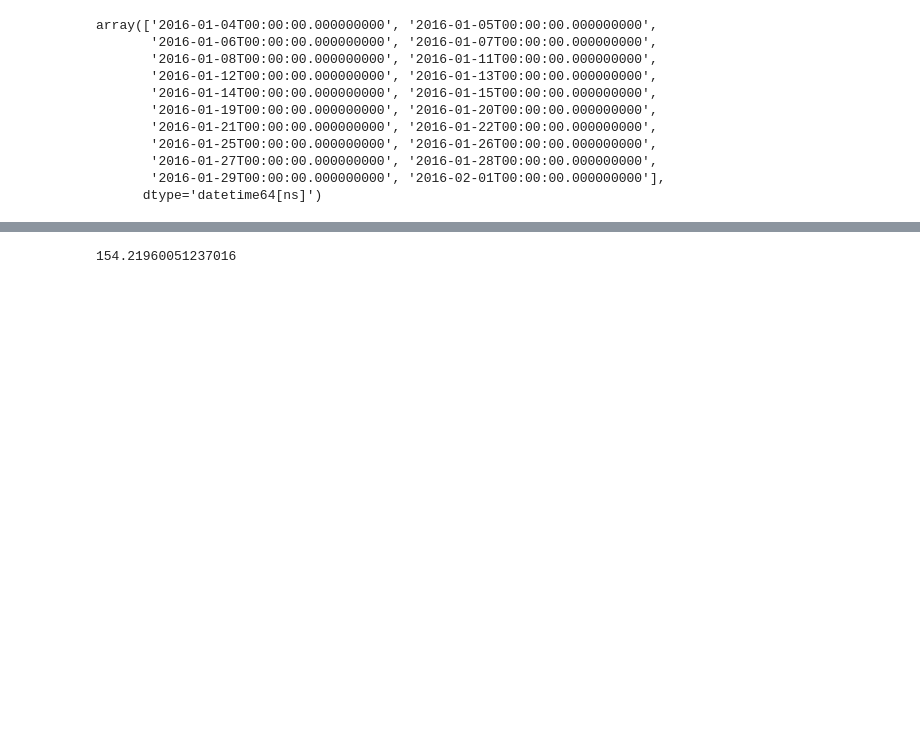
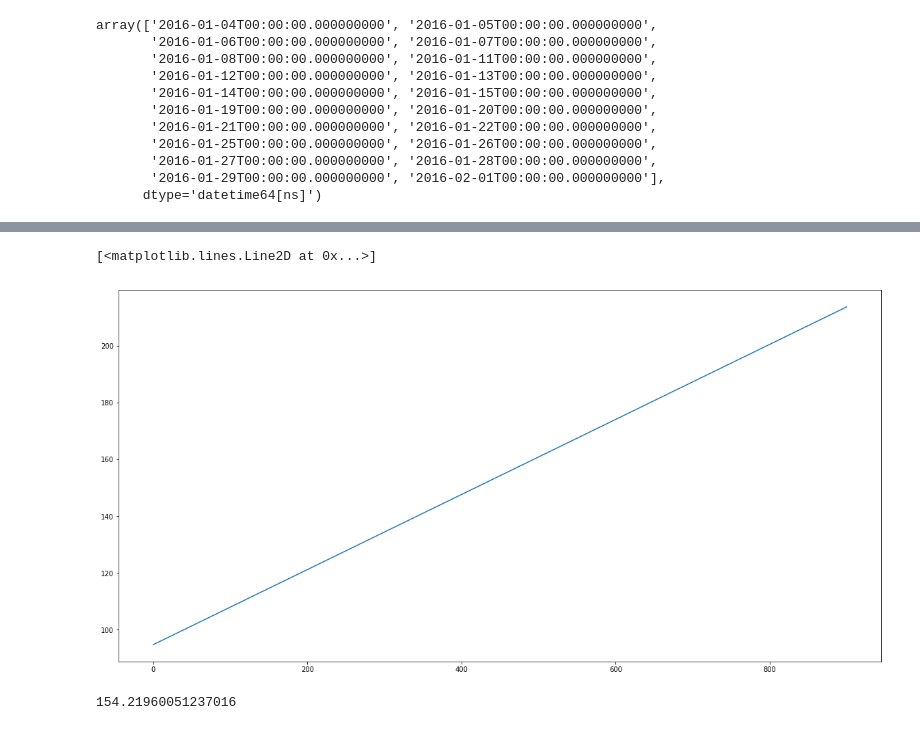
Before and after one commit to roshanr11/Deep-Learning-for-Trading-RNN-LSTMs-getRichWithStocks.py, a Jupyter notebook: mainstockfile_notebookversion.ipynb, the cells around one changed output, grey strips where cells are left out. Saved outputs shown, nothing was run; the diff lists cells and outputs as text; code cells hidden in the pictures; blank space fills up the shorter version.

```diff
--- a/mainstockfile_notebookversion.ipynb
+++ b/mainstockfile_notebookversion.ipynb
@@ -380,12 +366,18 @@ for i in range(len(closeData)):
 # closeData = pd.Series(closeData)
 # newData
 # simple_linear_regression()
+
 predictions, rmse = evaluate_algorithm(newData, simple_linear_regression)
+
+# testData = []
+
+
+# predictions = simple_linear_regression(newData, )
+
+
 # thus, we can see that our rmse is about 16.078 points away
 
-predictions, rmse = evaluate_algorith
-# def plotPredictions(): # todo implement predictions
-# predictions
-# for i in range(len(predictions)):
-# plt.plot(pd.Series(predictions))
+# simple_linear_regression(data['Close'])
+print(f'Predicted: {predictions}', '\n'*5)
+print('RMSE: %.3f' % (rmse))
 # %% [output]
@@ -412,3 +391,10 @@ TypeError: unsupported operand type(s) for +: 'int' and 'str'
+# %%
+# def plotPredictions(): # todo implement predictions
+# predictions
+plt.plot(pd.Series(predictions))
+# %% [output]
+[<matplotlib.lines.Line2D at 0x...>]
+[figure, added]
 # %%
 mean(data['Close'])
 # %% [output]
```
Also changed, not shown: parts of 3 cells of this notebook.
